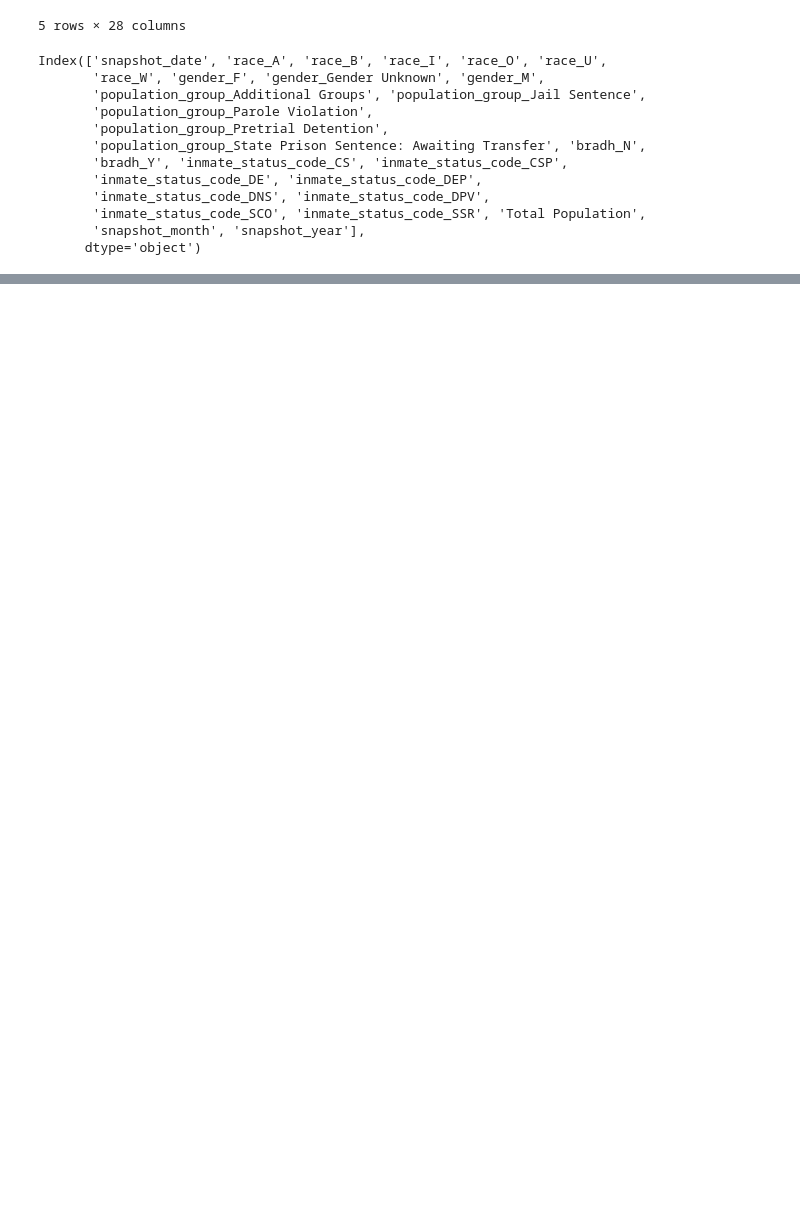
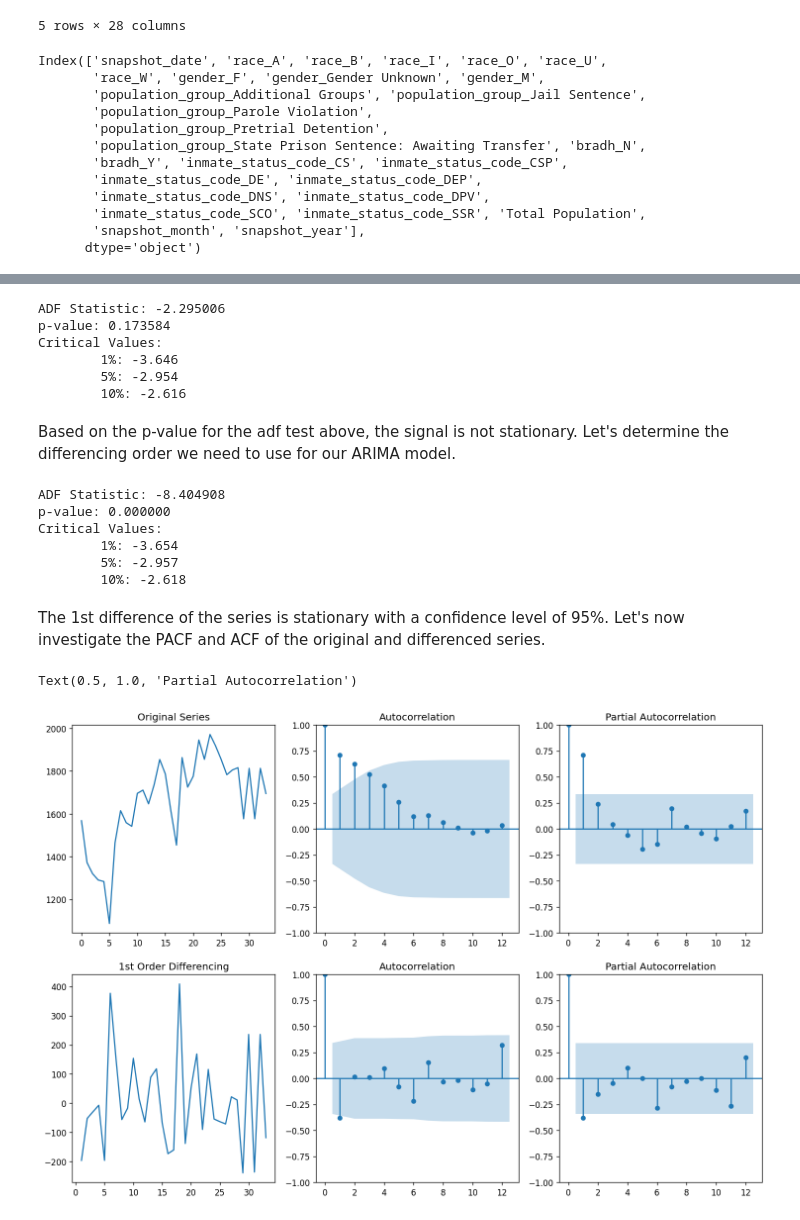
Before and after one commit to DataCollaborativeForJustice/DOC_Jail_Population_Timeseries, a Jupyter notebook: Scripts/ADP_linear_reg.ipynb, the cells around one changed output, grey strips where cells are left out. Saved outputs shown, nothing was run; the diff lists cells and outputs as text; code cells hidden in the pictures; blank space fills up the shorter version.

```diff
--- a/Scripts/ADP_linear_reg.ipynb
+++ b/Scripts/ADP_linear_reg.ipynb
@@ -423,0 +628,58 @@ print(fc_12mo.mean(), fc_12mo.std())
+# %%
+result = adfuller(final_df['Adjusted Admission Count'])
+print('ADF Statistic: %f' % result[0])
+print('p-value: %f' % result[1])
+print('Critical Values:')
+for key, value in result[4].items():
+    print('\t%s: %.3f' % (key, value))
+# %% [output]
+ADF Statistic: -2.295006
+p-value: 0.173584
+Critical Values:
+        1%: -3.646
+        5%: -2.954
+        10%: -2.616
+# %% [markdown]
+Based on the p-value for the adf test above, the signal is not stationary. Let's determine the differencing order we need to use for our ARIMA model.
+# %%
+result = adfuller(final_df['Adjusted Admission Count'].diff().dropna())
+print('ADF Statistic: %f' % result[0])
+print('p-value: %f' % result[1])
+print('Critical Values:')
+for key, value in result[4].items():
+    print('\t%s: %.3f' % (key, value))
+# %% [output]
+ADF Statistic: -8.404908
+p-value: 0.000000
+Critical Values:
+        1%: -3.654
+        5%: -2.957
+        10%: -2.618
+# %% [markdown]
+The 1st difference of the series is stationary with a confidence level of 95%. Let's now investigate the PACF and ACF of the original and differenced series.
+# %%
+#from statsmodels.graphics.tsaplots import plot_acf, plot_pacf
+plt.rcParams.update({'figure.figsize':(15,10), 'figure.dpi':120})
+
+# Original Series
+fig, axes = plt.subplots(2, 3)
+axes[0, 0].plot(final_df['Adjusted Admission Count']); axes[0, 0].set_title('Original Series')
+
+plot_acf(final_df['Adjusted Admission Count'], lags = 12, ax = axes[0, 1])
+axes[0, 1].set_title('Autocorrelation')
+
+plot_pacf(final_df['Adjusted Admission Count'], lags = 12, ax=axes[0, 2])
+axes[0, 2].set_title('Partial Autocorrelation')
+
+
+# 1st Differencing
+axes[1, 0].plot(final_df['Adjusted Admission Count'].diff()); axes[1, 0].set_title('1st Order Differencing')
+
+plot_acf(final_df['Adjusted Admission Count'].diff().dropna(), lags = 12, ax = axes[1, 1])
+axes[1, 1].set_title('Autocorrelation')
+
+plot_pacf(final_df['Adjusted Admission Count'].diff().dropna(), lags = 12, ax=axes[1, 2])
+axes[1, 2].set_title('Partial Autocorrelation')
+# %% [output]
+Text(0.5, 1.0, 'Partial Autocorrelation')
+[figure, added]
```
Also changed, not shown: parts of 61 cells of this notebook, 33 other files.
